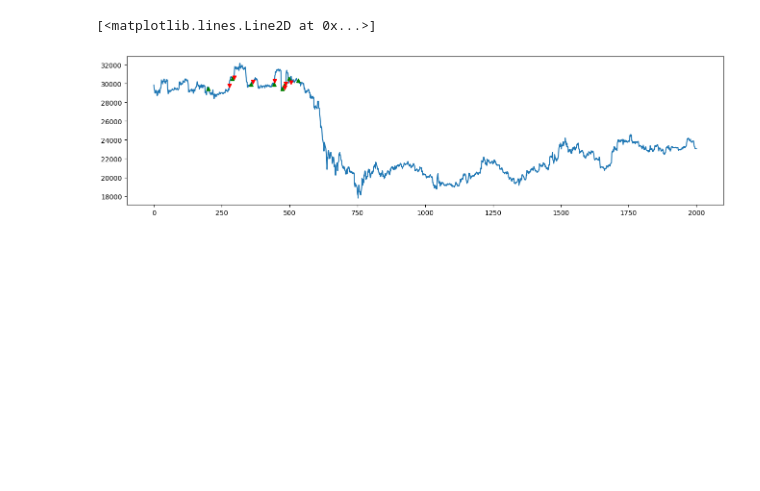
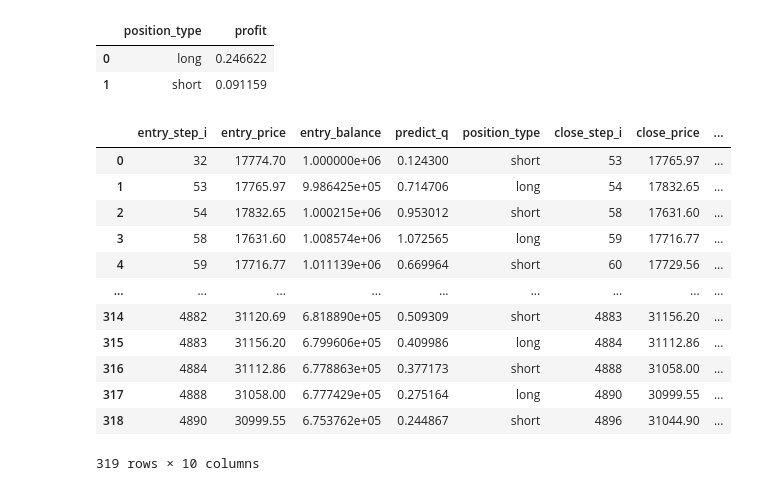
Before and after one commit to NLZer0/DQN_trading_bot, a Jupyter notebook: result_analyze.ipynb, the cells around one changed output. Saved outputs shown, nothing was run; the diff lists cells and outputs as text; code cells hidden in the pictures; blank space fills up the shorter version.

```diff
--- a/result_analyze.ipynb
+++ b/result_analyze.ipynb
@@ -136,11 +150,32 @@ price_df = (price_df
     .pipe(lambda _df: dots_to_line(_df, dot_idx=deals_df.close_step_i.values, line_col='close_dots'))
 )
 # %%
-st, ed = 0, 2000
-plt.figure(figsize=(16,4))
-plt.plot(price_df.loc[st:ed, 'close'])
-plt.plot(price_df.loc[st:ed, 'entry_dots'], marker='^', color='g')
-plt.plot(price_df.loc[st:ed, 'close_dots'], marker='v', color='r')
+# st, ed = 0, 2000
+# plt.figure(figsize=(16,4))
+# plt.plot(price_df.loc[st:ed, 'close'])
+# plt.plot(price_df.loc[st:ed, 'entry_dots'], marker='^', color='g')
+# plt.plot(price_df.loc[st:ed, 'close_dots'], marker='v', color='r')
-# %% [output]
-[<matplotlib.lines.Line2D at 0x...>]
-[figure, removed]
+# %%
+deals_result = data['rainbow_4_bc32_btc_big-train-test_long-short']
+# %%
+deals_result.groupby('position_type', as_index=False).profit.mean()
+# %% [output]
+|  | position_type | profit |
+| 0 | long | 0.246622 |
+| 1 | short | 0.091159 |
+# %%
+deals_result
+# %% [output]
+|  | entry_step_i | entry_price | entry_balance | predict_q | position_type | close_step_i | close_price | ... |
+| 0 | 32 | 17774.70 | 1.000000e+06 | 0.124300 | short | 53 | 17765.97 | ... |
+| 1 | 53 | 17765.97 | 9.986425e+05 | 0.714706 | long | 54 | 17832.65 | ... |
+| 2 | 54 | 17832.65 | 1.000215e+06 | 0.953012 | short | 58 | 17631.60 | ... |
+| 3 | 58 | 17631.60 | 1.008574e+06 | 1.072565 | long | 59 | 17716.77 | ... |
+| 4 | 59 | 17716.77 | 1.011139e+06 | 0.669964 | short | 60 | 17729.56 | ... |
+| ... | ... | ... | ... | ... | ... | ... | ... | ... |
+| 314 | 4882 | 31120.69 | 6.818890e+05 | 0.509309 | short | 4883 | 31156.20 | ... |
+| 315 | 4883 | 31156.20 | 6.799606e+05 | 0.409986 | long | 4884 | 31112.86 | ... |
+| 316 | 4884 | 31112.86 | 6.778863e+05 | 0.377173 | short | 4888 | 31058.00 | ... |
+| 317 | 4888 | 31058.00 | 6.777429e+05 | 0.275164 | long | 4890 | 30999.55 | ... |
+| 318 | 4890 | 30999.55 | 6.753762e+05 | 0.244867 | short | 4896 | 31044.90 | ... |
+319 rows × 10 columns
```
Also changed, not shown: parts of 10 cells of this notebook.
